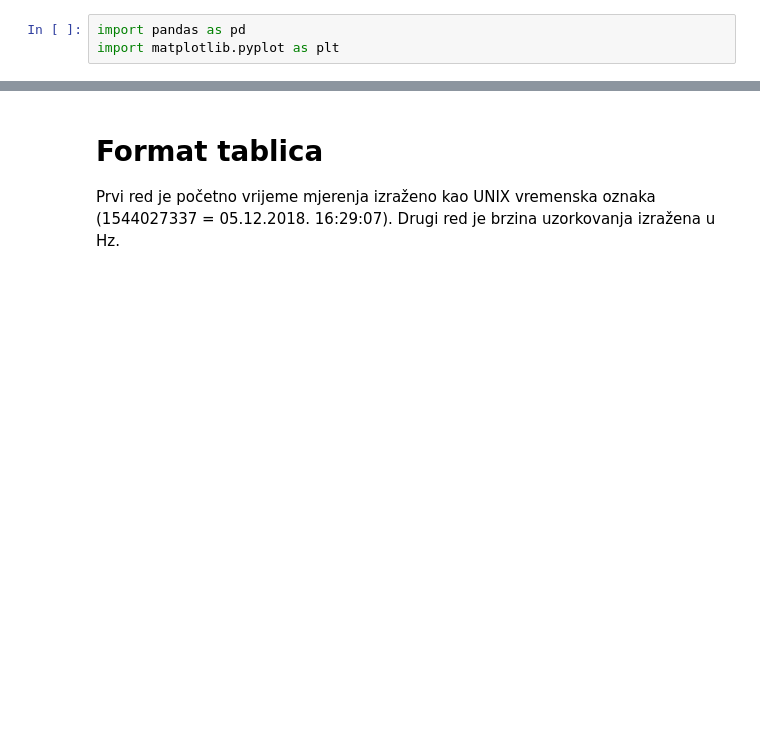
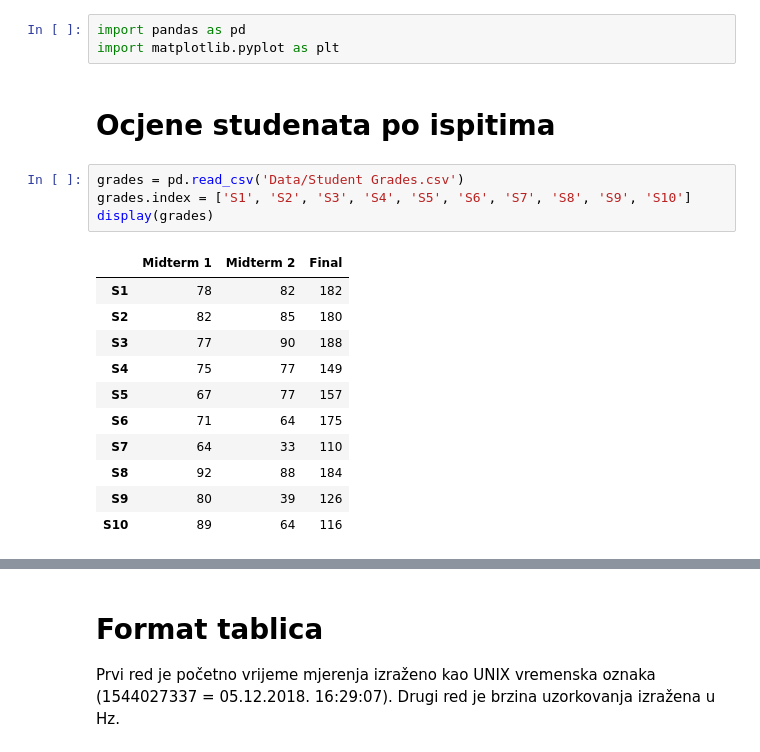
Before and after one commit to antonia173/uuzop, a Jupyter notebook: Visualization.ipynb, the cells around one changed output, grey strips where cells are left out. Drawn from its saved outputs; the diff is of its cells as text; blank space fills up the shorter version.

Commit message:
Student grades

```diff
--- a/Visualization.ipynb
+++ b/Visualization.ipynb
@@ -1,3 +1,21 @@
 # %%
 import pandas as pd
 import matplotlib.pyplot as plt
+# %% [markdown]
+# Ocjene studenata po ispitima
+# %%
+grades = pd.read_csv('Data/Student Grades.csv')
+grades.index = ['S1', 'S2', 'S3', 'S4', 'S5', 'S6', 'S7', 'S8', 'S9', 'S10']
+display(grades)
+# %% [output]
+|  | Midterm 1 | Midterm 2 | Final |
+| S1 | 78 | 82 | 182 |
+| S2 | 82 | 85 | 180 |
+| S3 | 77 | 90 | 188 |
+| S4 | 75 | 77 | 149 |
+| S5 | 67 | 77 | 157 |
+| S6 | 71 | 64 | 175 |
+| S7 | 64 | 33 | 110 |
+| S8 | 92 | 88 | 184 |
+| S9 | 80 | 39 | 126 |
+| S10 | 89 | 64 | 116 |
```
Also changed, not shown: parts of 1 cell of this notebook, 2 other files.
